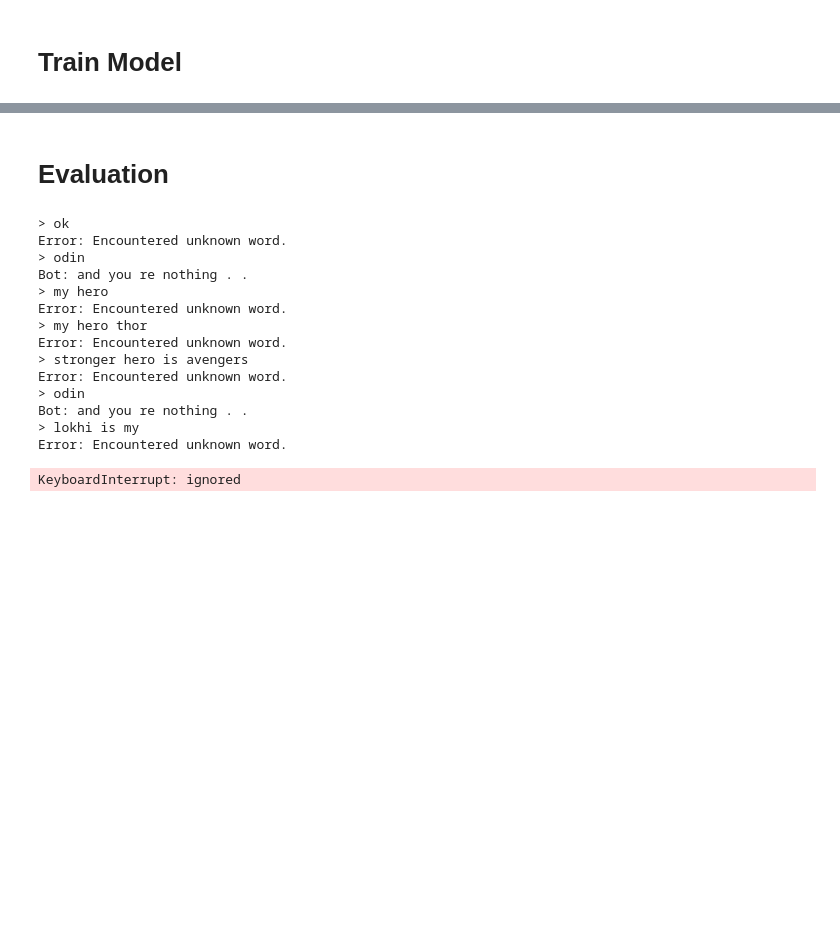
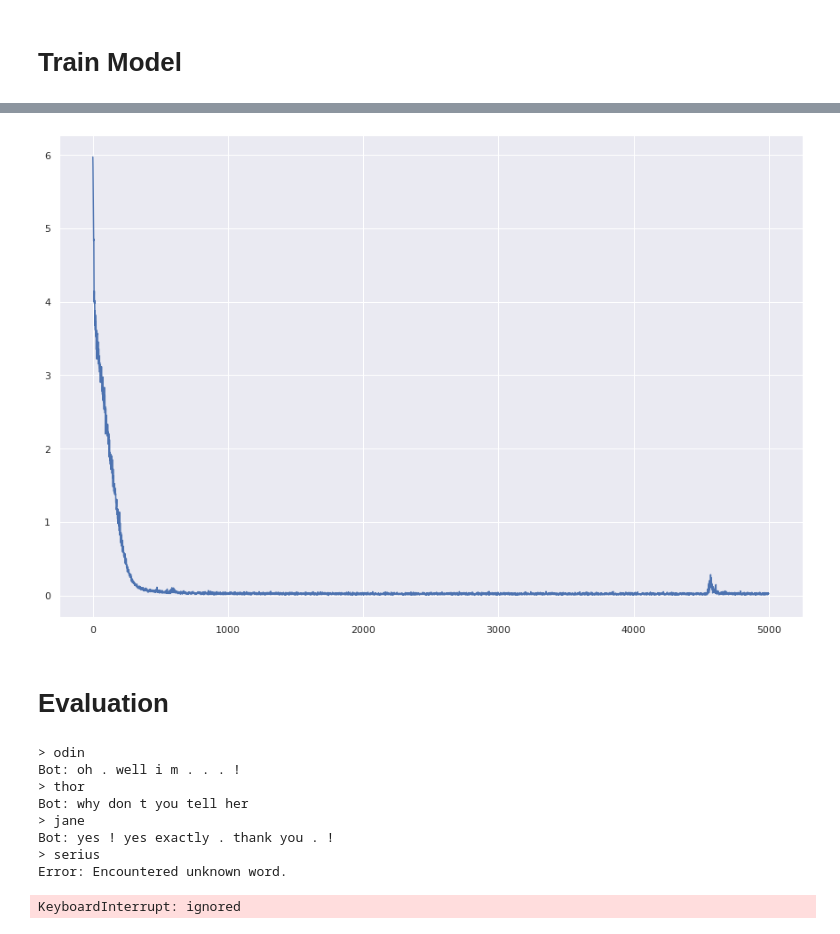
Before and after one commit to mohameddhameem/LearnPyTorch, a Jupyter notebook: ChatBot_Thor_Movie.ipynb, the cells around one changed output, grey strips where cells are left out. Cells and saved outputs as stored; diff of their text form; code cells hidden in the pictures; blank space fills up the shorter version.

```diff
--- a/ChatBot_Thor_Movie.ipynb
+++ b/ChatBot_Thor_Movie.ipynb
@@ -22,6 +22,13 @@ import codecs
 from io import open
 import itertools
 import math
+
+import matplotlib.pyplot as plt
+import numpy as np
+import seaborn as sns
+
+sns.set_style("darkgrid")
+sns.set(rc={'figure.figsize':(15, 10)})
 # %% [markdown]
 # Define Data set
 # %%
@@ -573,6 +580,7 @@ decoder_optimizer, embedding, encoder_n_layers, decoder_n_layers, save_dir, n_it
     print('Initializing ...')
     start_iteration = 1
     print_loss = 0
+    plot_loss = []
     perplexity_losses = 0
     if loadFilename:
         start_iteration = checkpoint['iteration'] + 1
@@ -588,12 +596,15 @@ decoder_optimizer, embedding, encoder_n_layers, decoder_n_layers, save_dir, n_it
         loss, perplexity_loss = train(input_variable, lengths, target_variable, mask, max_target_len, encoder,
                      decoder, embedding, encoder_optimizer, decoder_optimizer, batch_size, clip)
         print_loss += loss
+        plot_loss.append(loss)
         perplexity_losses += perplexity_loss
+        #plt.plot(loss)
+        #plt.show()
         # Print progress
         if iteration % print_every == 0:
             print_loss_avg = print_loss / print_every
             perplexity_loss_avg = perplexity_losses / print_every
-            print("Iteration: {}; Percent complete: {:.1f}%; Average loss: {:.4f}; Perplexity loss: {:.4f}".format(iteration, iteration / n_iteration * 100, print_loss_avg, perplexity_loss_avg))
+            #print("Iteration: {}; Percent complete: {:.1f}%; Average loss: {:.4f}; Perplexity loss: {:.4f}".format(iteration, iteration / n_iteration * 100, print_loss_avg, perplexity_loss_avg))
             print_loss = 0
 
         # Save checkpoint
@@ -611,6 +622,8 @@ decoder_optimizer, embedding, encoder_n_layers, decoder_n_layers, save_dir, n_it
                 'voc_dict': voc.__dict__,
                 'embedding': embedding.state_dict()
             }, os.path.join(directory, '{}_{}.tar'.format(iteration, 'checkpoint')))
+    plt.plot(plot_loss)
+    plt.show()
 # %%
 class GreedySearchDecoder(nn.Module):
     def __init__(self, encoder, decoder):
@@ -750,7 +763,7 @@ clip = 50.0
 teacher_forcing_ratio = 1.0
 learning_rate = 0.0001
 decoder_learning_ratio = 5.0
-n_iteration = 4000
+n_iteration = 5000 #4000
 print_every = 1
 save_every = 500
 
@@ -803,3 +803,4 @@ Iteration: 4000; Percent complete: 100.0%; Average loss: 0.0169; Perplexity loss
+[figure, added]
 # %% [markdown]
 # Evaluation
 # %%
@@ -813,18 +814,12 @@ searcher = GreedySearchDecoder(encoder, decoder)
 # Begin chatting (uncomment and run the following line to begin)
 evaluateInput(encoder, decoder, searcher, voc)
 # %% [output]
-> ok
+> odin
+Bot: oh . well i m . . . !
+> thor
+Bot: why don t you tell her
+> jane
+Bot: yes ! yes exactly . thank you . !
+> serius
 Error: Encountered unknown word.
-> odin
-Bot: and you re nothing . .
-> my hero
-Error: Encountered unknown word.
-> my hero thor
-Error: Encountered unknown word.
-> stronger hero is avengers
-Error: Encountered unknown word.
-> odin
-Bot: and you re nothing . .
-> lokhi is my
-Error: Encountered unknown word.
 KeyboardInterrupt: ignored
```
Also changed, not shown: parts of 2 cells of this notebook.
